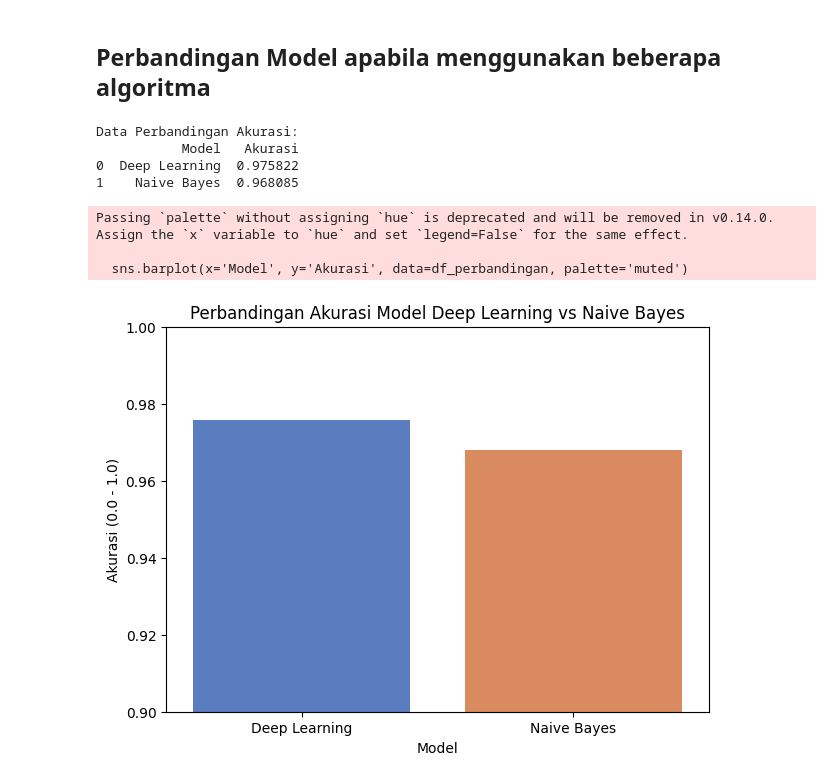
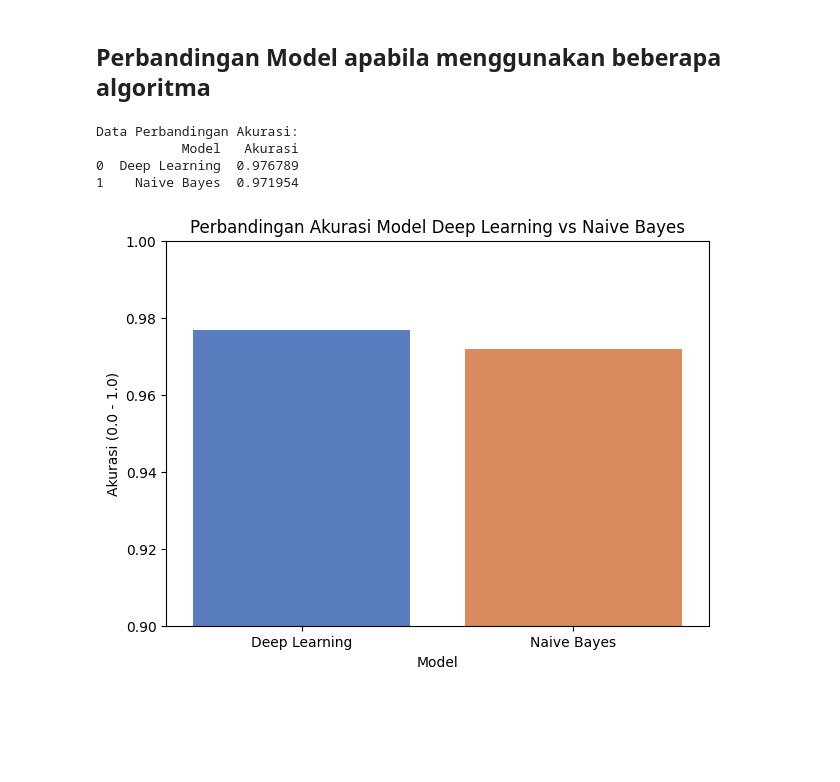
Before and after one commit to aldyam/Spam_Detection, a Jupyter notebook: 10222198_Aldy Abdu Aziz Muzadilah_SD.ipynb, the cells around one changed output. Drawn from its saved outputs; the diff is of its cells as text; code cells hidden in the pictures; blank space fills up the shorter version.

Commit message:
akurasi >90

```diff
--- a/10222198_Aldy Abdu Aziz Muzadilah_SD.ipynb
+++ b/10222198_Aldy Abdu Aziz Muzadilah_SD.ipynb
@@ -185,7 +189,7 @@ def preprocess_text(text):
     for word in tokens:
         # Poin 4: Stopword Removal
         if word not in stop_words:
-            # Poin 2: Lemmatization (Sesuai template)
+            # Poin 2: Lemmatization
             # (Poin 3: Stemming, tidak kita pakai karena sudah pakai Lemmatization)
             cleaned_tokens.append(lemmatizer.lemmatize(word))
 
@@ -206,9 +210,12 @@ print("\n# Poin 7 (Labeling Data) tidak diperlukan.")
 print("  Alasan: Dataset ini sudah memiliki label ('label': 0 atau 1).")
 
 
-# Poin 8: Text Vektorisasi (TF-IDF)
-print("\nMemulai Text Vektorisasi (TF-IDF)...")
-tfidf = TfidfVectorizer(max_features=5000) # Kita ambil 5000 fitur kata terpenting
+# --- Poin 8: Text Vektorisasi (TF-IDF) ---
+print("\nMemulai Text Vektorisasi (TF-IDF) dengan N-grams...")
+
+# Menambahkan ngram_range=(1, 2)
+# Ini akan melihat kata-satu-satu (1) DAN frasa-dua-kata (2)
+tfidf = TfidfVectorizer(max_features=5000, ngram_range=(1, 2))
 
 X = tfidf.fit_transform(df['cleaned_text'])
 y = df['label']
@@ -422,31 +428,28 @@ weighted avg       0.97      0.97      0.97      1034
 # %%
 # Kumpulkan skor akurasi dari kedua model
 acc_dl = accuracy_score(y_test, y_pred_dl)
 acc_nb = accuracy_score(y_test, y_pred_nb)
 
 # Buat DataFrame untuk plotting
 data_perbandingan = {
     'Model': ['Deep Learning', 'Naive Bayes'],
     'Akurasi': [acc_dl, acc_nb]
 }
 df_perbandingan = pd.DataFrame(data_perbandingan)
 
 print("Data Perbandingan Akurasi:")
 print(df_perbandingan)
 
 # Buat Bar Chart
 plt.figure(figsize=(7, 5))
-sns.barplot(x='Model', y='Akurasi', data=df_perbandingan, palette='muted')
+sns.barplot(x='Model', y='Akurasi', data=df_perbandingan, palette='muted', hue='Model', legend=False)
 plt.title('Perbandingan Akurasi Model Deep Learning vs Naive Bayes')
 plt.ylabel('Akurasi (0.0 - 1.0)')
-plt.ylim(0.9, 1.0) # Fokuskan plot di area akurasi tinggi
+plt.ylim(0.9, 1.0)
 plt.show()
 # %% [output]
 Data Perbandingan Akurasi:
            Model   Akurasi
-0  Deep Learning  0.975822
-1    Naive Bayes  0.968085
+0  Deep Learning  0.976789
+1    Naive Bayes  0.971954
-Passing `palette` without assigning `hue` is deprecated and will be removed in v0.14.0. Assign the `x` variable to `hue` and set `legend=False` for the same effect.
-
-  sns.barplot(x='Model', y='Akurasi', data=df_perbandingan, palette='muted')
-[figure, old version]
+[figure, new version]
```
Also changed, not shown: parts of 4 cells of this notebook.
